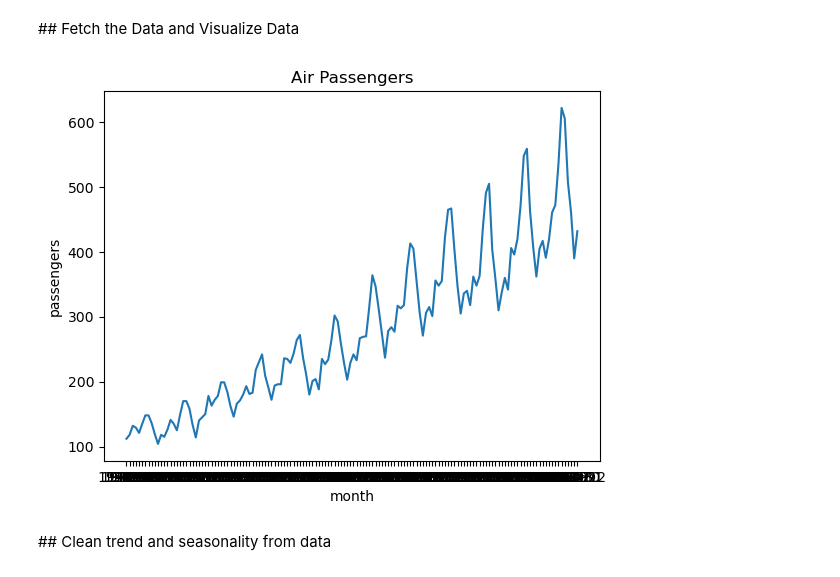
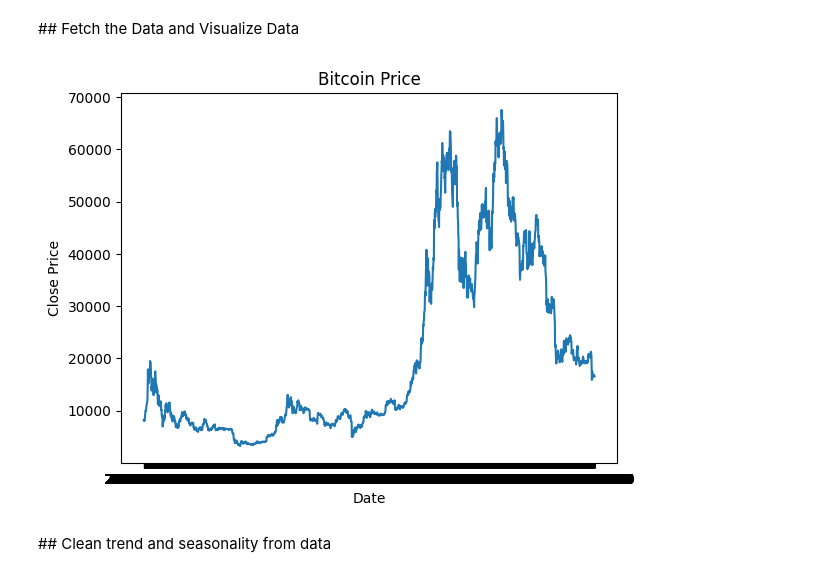
Before and after one commit to keremerciyes/Price-Prediction-With-Machine-Learning, a Jupyter notebook: Linear Regression/LinearRegressionLast.ipynb, the cells around one changed output. Cells and saved outputs as stored; diff of their text form; code cells hidden in the pictures.

```diff
--- a/Linear Regression/LinearRegressionLast.ipynb
+++ b/Linear Regression/LinearRegressionLast.ipynb
@@ -4,19 +4,29 @@
 import pandas as pd
 import matplotlib.pyplot as plt
 
-# Fetch Data
-data = pd.read_csv('air_passengers.csv')
+# # Fetch Data
+# data = pd.read_csv('data-sets/air_passengers.csv')
 
-month = data['Month']
-passengers = data['Passengers']
+# month = data['Month']
+# passengers = data['Passengers']
 
-plt.plot(month, passengers)
-plt.xlabel('month')
-plt.ylabel('passengers')
-plt.title('Air Passengers')
-plt.show()
+# plt.plot(month, passengers)
+# plt.xlabel('month')
+# plt.ylabel('passengers')
+# plt.title('Air Passengers')
+# plt.show()
-# %% [output]
-[figure, removed]
+# %%
+data = pd.read_csv('data-sets/BTC-USD-5Y.csv')
+date = data['Date']
+close = data['Close']
+
+plt.plot(date, close)
+plt.xlabel('Date')
+plt.ylabel('Close Price')
+plt.title('Bitcoin Price')
+plt.show()
+# %% [output]
+[figure, added]
 # %% [markdown]
 ## Clean trend and seasonality from data
 # %%
```
Also changed, not shown: parts of 8 cells of this notebook.
